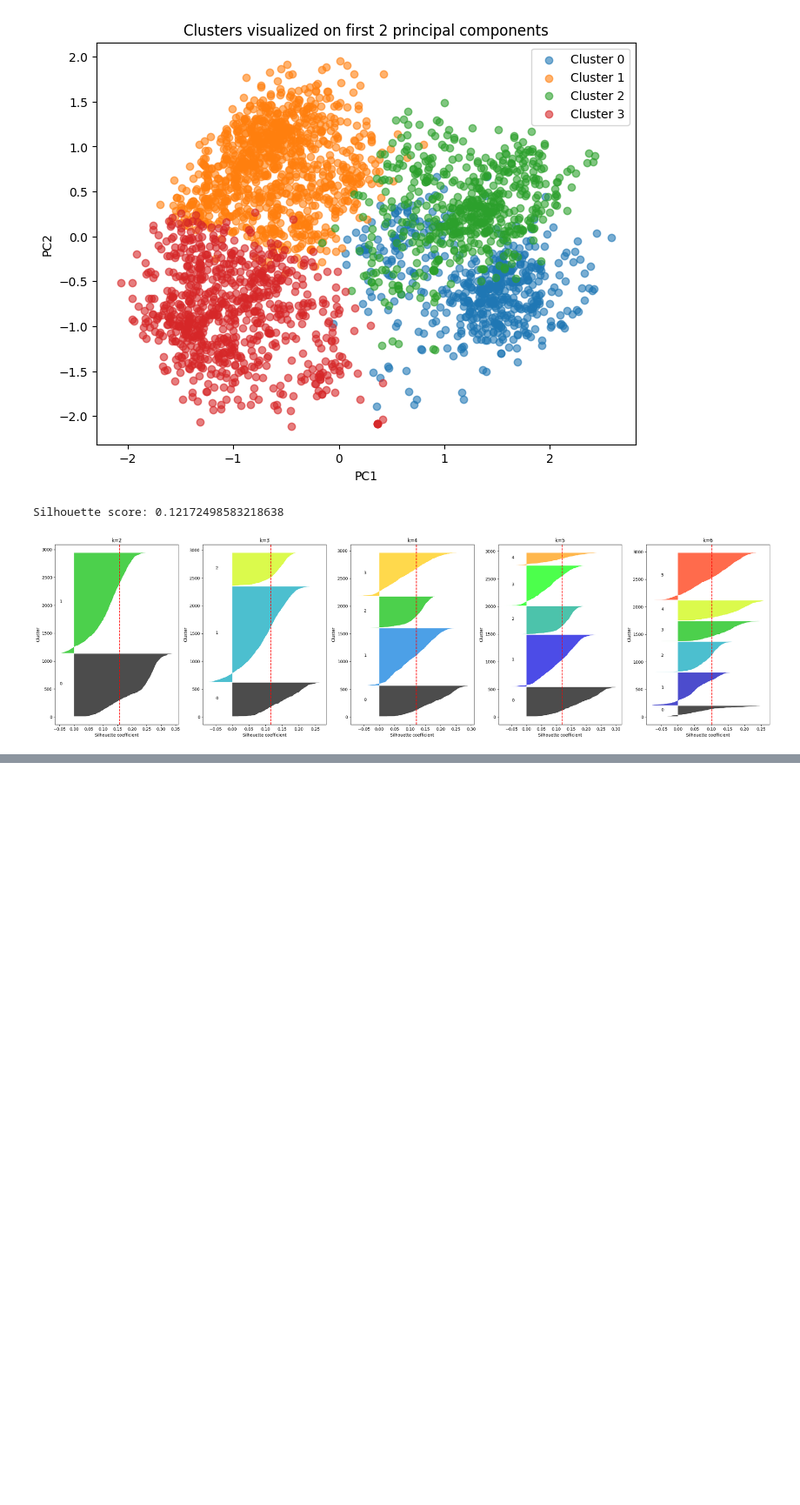
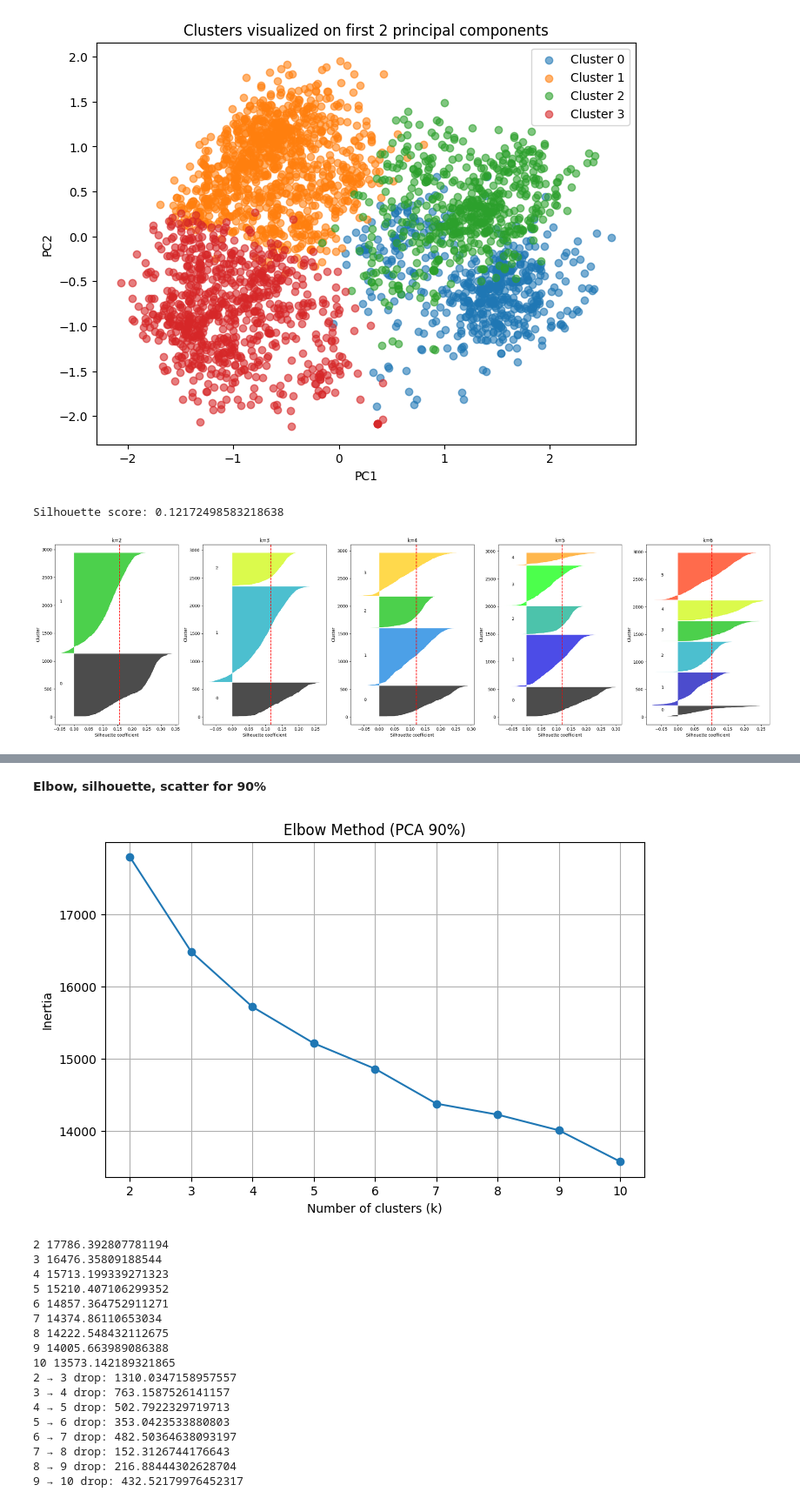
Before and after one commit to chiracarla/lab1, a Jupyter notebook: lab4.ipynb, the cells around one changed output, grey strips where cells are left out. Shown at 87% size. Cells and saved outputs as stored; diff of their text form; code cells hidden in the pictures; blank space fills up the shorter version.

```diff
--- a/lab4.ipynb
+++ b/lab4.ipynb
@@ -208,0 +254,48 @@ plt.show()
+# %% [markdown]
+**Elbow, silhouette, scatter for 90%**
+# %%
+# elbow method for k=range 2-10
+
+inertias = []
+k_values = range(2, 11)
+
+for k in k_values:
+    kmeans = KMeans(n_clusters=k, random_state=42, n_init='auto')
+    kmeans.fit(X_pca_90)
+    inertias.append(kmeans.inertia_)
+
+plt.figure(figsize=(8, 5))
+plt.plot(k_values, inertias, marker='o')
+plt.title('Elbow Method (PCA 90%)')
+plt.xlabel('Number of clusters (k)')
+plt.ylabel('Inertia')
+plt.xticks(k_values)
+plt.grid()
+plt.show()
+for k, inertia in zip(k_values, inertias):
+    print(k, inertia)
+drops = []
+
+for i in range(1, len(inertias)):
+    drop = inertias[i-1] - inertias[i]
+    drops.append(drop)
+    print(f"{k_values[i-1]} → {k_values[i]} drop: {drop}")
+# %% [output]
+[figure, added]
+2 17786.392807781194
+3 16476.35809188544
+4 15713.199339271323
+5 15210.407106299352
+6 14857.364752911271
+7 14374.86110653034
+8 14222.548432112675
+9 14005.663989086388
+10 13573.142189321865
+2 → 3 drop: 1310.0347158957557
+3 → 4 drop: 763.1587526141157
+4 → 5 drop: 502.7922329719713
+5 → 6 drop: 353.0423533880803
+6 → 7 drop: 482.50364638093197
+7 → 8 drop: 152.3126744176643
+8 → 9 drop: 216.88444302628704
+9 → 10 drop: 432.52179976452317
```
Also changed, not shown: parts of 16 cells of this notebook.
